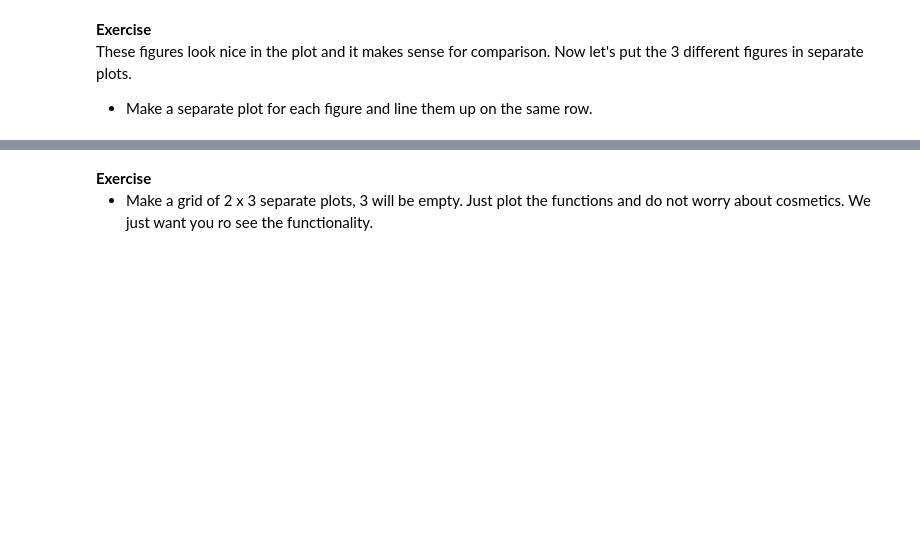
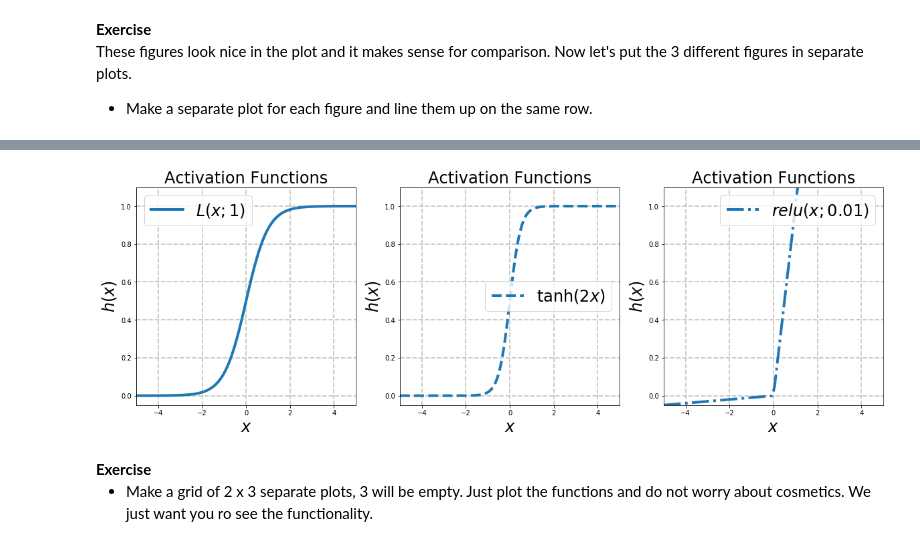
Before and after one commit to tth63425/2019-CS109A, a Jupyter notebook: content/labs/lab03/notebook/cs109a_lab3_kNN_SLR_matplot.ipynb, the cells around one changed output, grey strips where cells are left out. Saved outputs shown, nothing was run; the diff lists cells and outputs as text; code cells hidden in the pictures; blank space fills up the shorter version.

```diff
--- a/content/labs/lab03/notebook/cs109a_lab3_kNN_SLR_matplot.ipynb
+++ b/content/labs/lab03/notebook/cs109a_lab3_kNN_SLR_matplot.ipynb
@@ -442,3 +438,54 @@ ValueError: 'solutions/three_subplots.py' was not found in history, as a file, u
+# %%
+# %load solutions/three_subplots.py
+# First get the data
+f = logistic(x, 2.0, 1.0)
+g = stretch_tanh(x, 2.0, 0.5, 0.5)
+h = relu(x)
+
+fig, ax = plt.subplots(1,3, figsize=(20,6)) # Create figure object
+
+# Make actual plots
+ax[0].plot(x, f, lw=4, ls='-', label=r'$L(x;1)$')
+ax[1].plot(x, g, lw=4, ls='--', label=r'$\tanh(2x)$')
+ax[2].plot(x, h, lw=4, ls='-.', label=r'$relu(x; 0.01)$')
+
+
+
+
+# Set axes limits to make the scale nice
+ax[0].set_xlim(x.min(), x.max())
+ax[0].set_ylim(h.min(), 1.1)
+ax[1].set_xlim(x.min(), x.max())
+ax[1].set_ylim(h.min(), 1.1)
+ax[2].set_xlim(x.min(), x.max())
+ax[2].set_ylim(h.min(), 1.1)
+
+# Make readable labels
+ax[0].set_xlabel(r'$x$', fontsize=24)
+ax[0].set_ylabel(r'$h(x)$', fontsize=24)
+ax[0].set_title('Activation Functions', fontsize=24)
+
+ax[1].set_xlabel(r'$x$', fontsize=24)
+ax[1].set_ylabel(r'$h(x)$', fontsize=24)
+ax[1].set_title('Activation Functions', fontsize=24)
+
+ax[2].set_xlabel(r'$x$', fontsize=24)
+ax[2].set_ylabel(r'$h(x)$', fontsize=24)
+ax[2].set_title('Activation Functions', fontsize=24)
+
+# Set up grid
+ax[0].grid(True, lw=1.75, ls='--', alpha=0.75)
+ax[1].grid(True, lw=1.75, ls='--', alpha=0.75)
+ax[2].grid(True, lw=1.75, ls='--', alpha=0.75)
+
+# Put legend on figure
+ax[0].legend(loc='best', fontsize=24);
+ax[1].legend(loc='best', fontsize=24);
+ax[2].legend(loc='best', fontsize=24);
+
+#fig.savefig('../images/nice_sub_plots.png')
+# %% [output]
+[figure, added]
 # %% [markdown]
 <div class="exercise"><b>Exercise</b></div>
 
```
Also changed, not shown: parts of 13 cells of this notebook.
